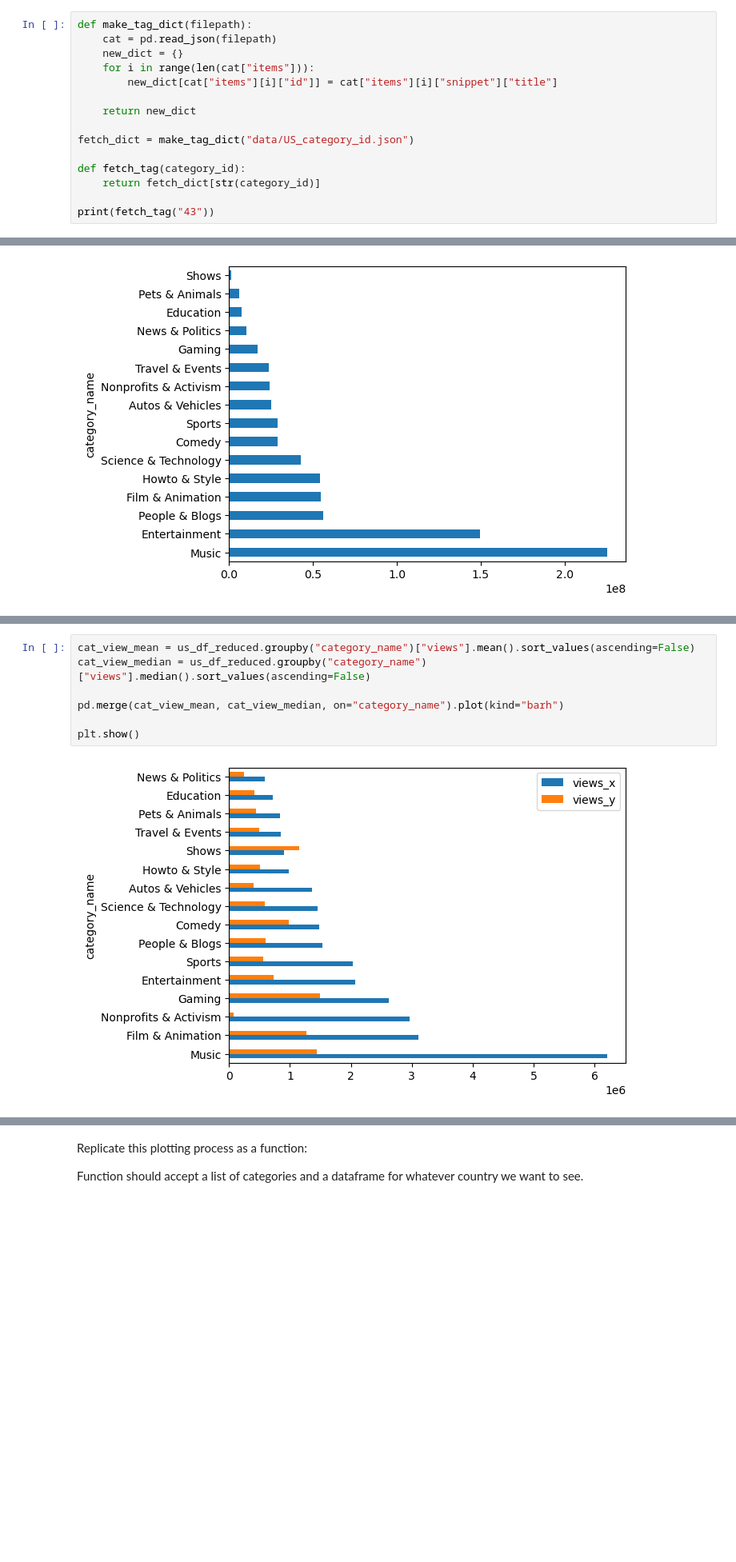
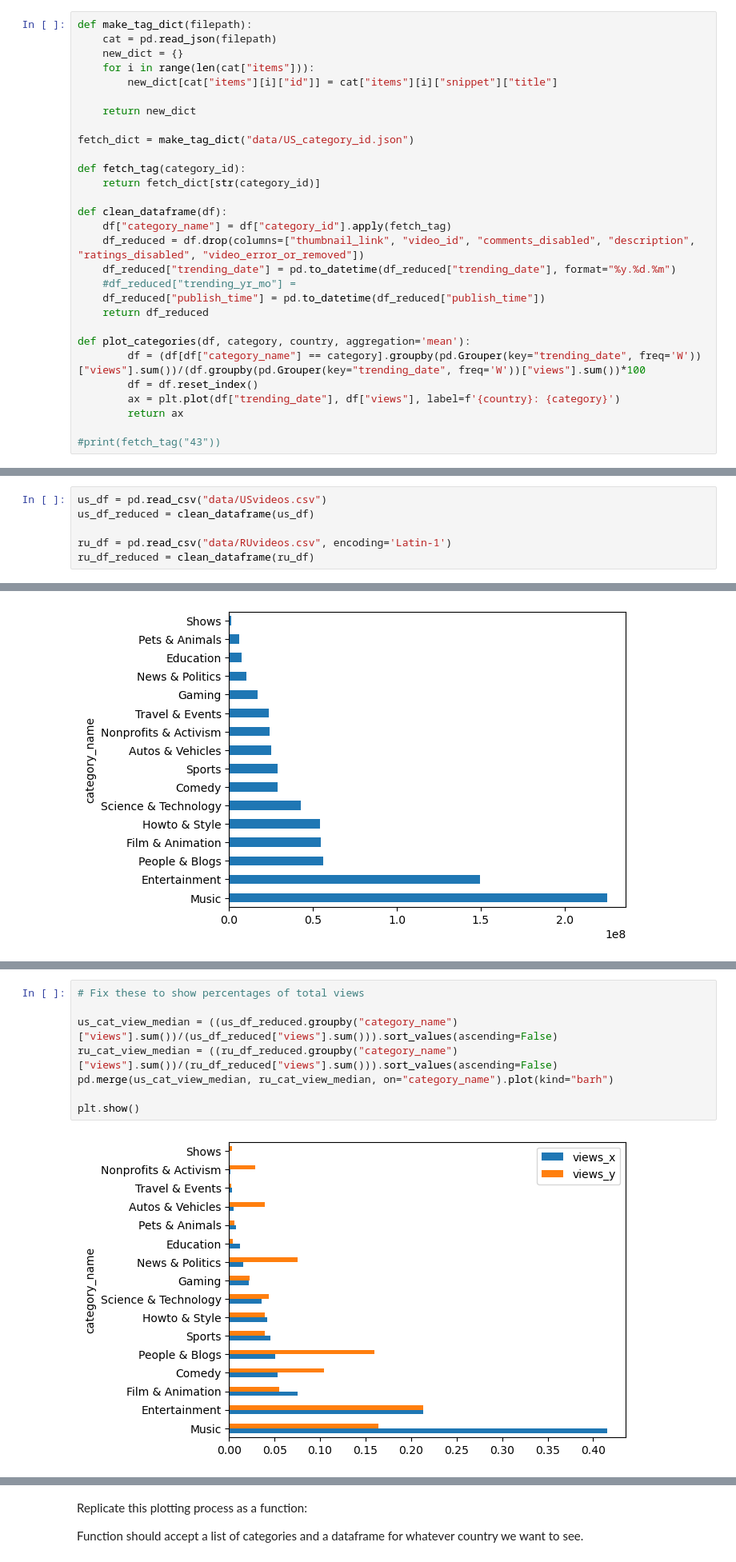
Before and after one commit to JosephTylerSeay/Pandas-EDA-Case-Study, a Jupyter notebook: project.ipynb, the cells around one changed output, grey strips where cells are left out. Shown at 80% size. Cells and saved outputs as stored; diff of their text form; blank space fills up the shorter version.

Commit message:
I don't even know. Added Russian plots, made new functions, a lot happened.

```diff
--- a/project.ipynb
+++ b/project.ipynb
@@ -47,4 +26,18 @@ fetch_dict = make_tag_dict("data/US_category_id.json")
 def fetch_tag(category_id):
     return fetch_dict[str(category_id)]
 
-print(fetch_tag("43"))
+def clean_dataframe(df):
+    df["category_name"] = df["category_id"].apply(fetch_tag)
+    df_reduced = df.drop(columns=["thumbnail_link", "video_id", "comments_disabled", "description", "ratings_disabled", "video_error_or_removed"])
+    df_reduced["trending_date"] = pd.to_datetime(df_reduced["trending_date"], format="%y.%d.%m")
+    #df_reduced["trending_yr_mo"] =
+    df_reduced["publish_time"] = pd.to_datetime(df_reduced["publish_time"])
+    return df_reduced
+
+def plot_categories(df, category, country, aggregation='mean'):
+        df = (df[df["category_name"] == category].groupby(pd.Grouper(key="trending_date", freq='W'))["views"].sum())/(df.groupby(pd.Grouper(key="trending_date", freq='W'))["views"].sum())*100
+        df = df.reset_index()
+        ax = plt.plot(df["trending_date"], df["views"], label=f'{country}: {category}')
+        return ax
+
+#print(fetch_tag("43"))
@@ -74,0 +46,6 @@ us_df_reduced.groupby("category_name")["views"].sum().sort_values(ascending=Fals
+# %%
+us_df = pd.read_csv("data/USvideos.csv")
+us_df_reduced = clean_dataframe(us_df)
+
+ru_df = pd.read_csv("data/RUvideos.csv", encoding='Latin-1')
+ru_df_reduced = clean_dataframe(ru_df)
@@ -92,9 +75,10 @@ most_viewed_in_each_category.plot(kind="barh")
 # %%
-cat_view_mean = us_df_reduced.groupby("category_name")["views"].mean().sort_values(ascending=False)
-cat_view_median = us_df_reduced.groupby("category_name")["views"].median().sort_values(ascending=False)
+# Fix these to show percentages of total views
 
-pd.merge(cat_view_mean, cat_view_median, on="category_name").plot(kind="barh")
+us_cat_view_median = ((us_df_reduced.groupby("category_name")["views"].sum())/(us_df_reduced["views"].sum())).sort_values(ascending=False)
+ru_cat_view_median = ((ru_df_reduced.groupby("category_name")["views"].sum())/(ru_df_reduced["views"].sum())).sort_values(ascending=False)
+pd.merge(us_cat_view_median, ru_cat_view_median, on="category_name").plot(kind="barh")
 
 plt.show()
 # %% [output]
-[figure, old version]
+[figure, new version]
```
Also changed, not shown: parts of 10 cells of this notebook.
